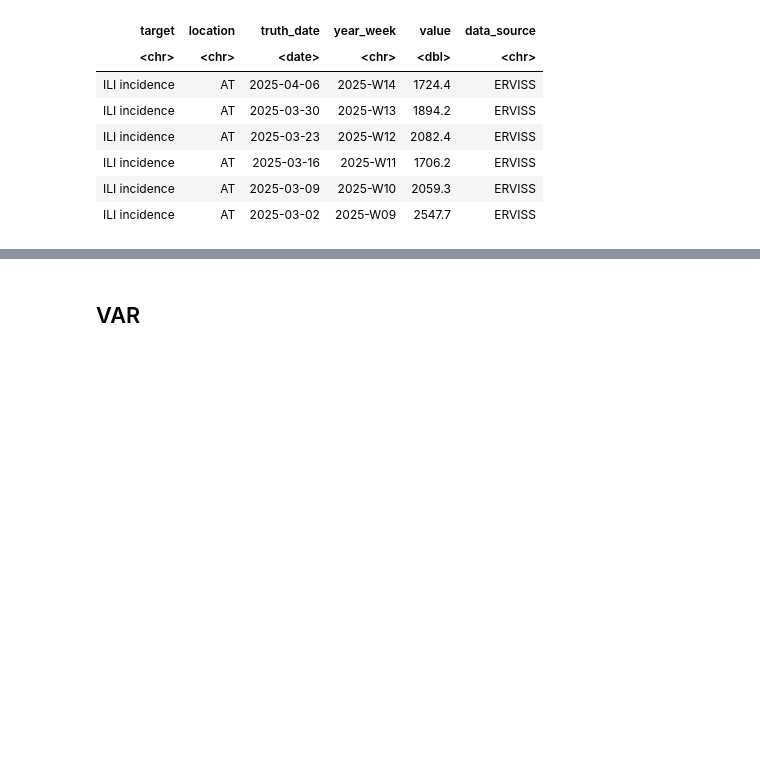
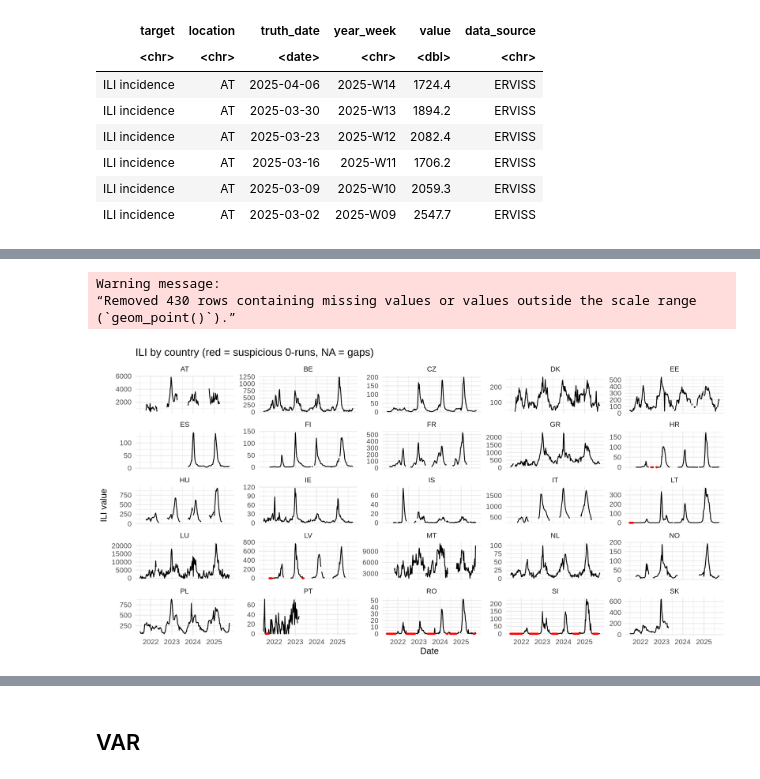
Before and after one commit to SahputraS/Flu-Forecast, a Jupyter notebook: Flu_Forecast_VAR.ipynb, the cells around one changed output, grey strips where cells are left out. Saved outputs shown, nothing was run; the diff lists cells and outputs as text; code cells hidden in the pictures; blank space fills up the shorter version.

```diff
--- a/Flu_Forecast_VAR.ipynb
+++ b/Flu_Forecast_VAR.ipynb
@@ -95 +119,17 @@ A tibble: 6 × 3
+# %%
+# This function marks the series of 0s and NaNs that is too long and mark it as suspicious
+mark_runs <- function(x, k = 4, combine = TRUE) {
+  if (combine) {
+    z <- is.na(x) | x == 0
+    r <- rle(z)
+    mask <- inverse.rle(list(values = r$values & r$lengths >= k, lengths = r$lengths))
+    as.logical(mask)
+  } else {
+    r_na <- rle(is.na(x)); m_na <- inverse.rle(list(values = r_na$values & r_na$lengths >= k,
+                                                    lengths = r_na$lengths))
+    r_0  <- rle(!is.na(x) & x == 0); m_0 <- inverse.rle(list(values = r_0$values & r_0$lengths >= k,
+                                                             lengths = r_0$lengths))
+    as.logical(m_na | m_0)
+  }
+}
 # %%
@@ -109,0 +152,20 @@ ggplot(ili_prep, aes(x = date, y = value)) +
+# %%
+ili_prep2 <- ili_data0 %>%
+  group_by(location_name) %>%
+  complete(date = seq.Date(min(date), max(date), by = "week")) %>%
+  mutate(sus = .env$mark_runs(value, k = 4, combine = TRUE),
+         sus = ifelse(is.na(sus), FALSE, sus),
+         value_clean = ifelse(sus, NA_real_, value))
+# %%
+ggplot(ili_prep2, aes(x = date)) +
+  geom_line(aes(y = value), colour = "black", na.rm = FALSE) +
+  geom_point(data = subset(ili_prep2, sus), aes(y = value), colour = "red", size = 1) +
+  facet_wrap(~ location_name, scales = "free_y") +
+  labs(title = "ILI by country (red = suspicious 0-runs, NA = gaps)",
+       x = "Date", y = "ILI value") +
+  theme_minimal(base_size = 20)
+# %% [output]
+Warning message:
+“Removed 430 rows containing missing values or values outside the scale range
+(`geom_point()`).”
+[figure, added]
```
Also changed, not shown: parts of 47 cells of this notebook.
